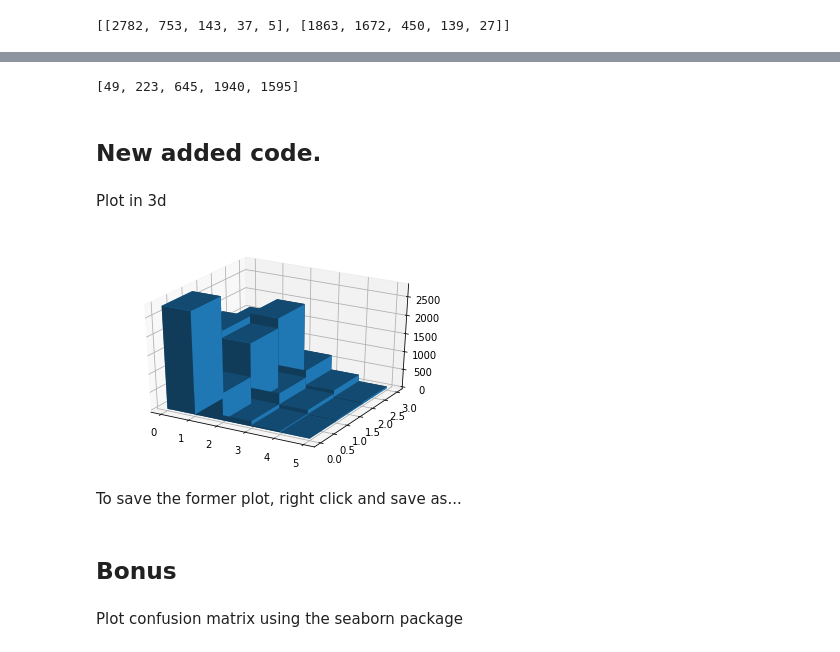
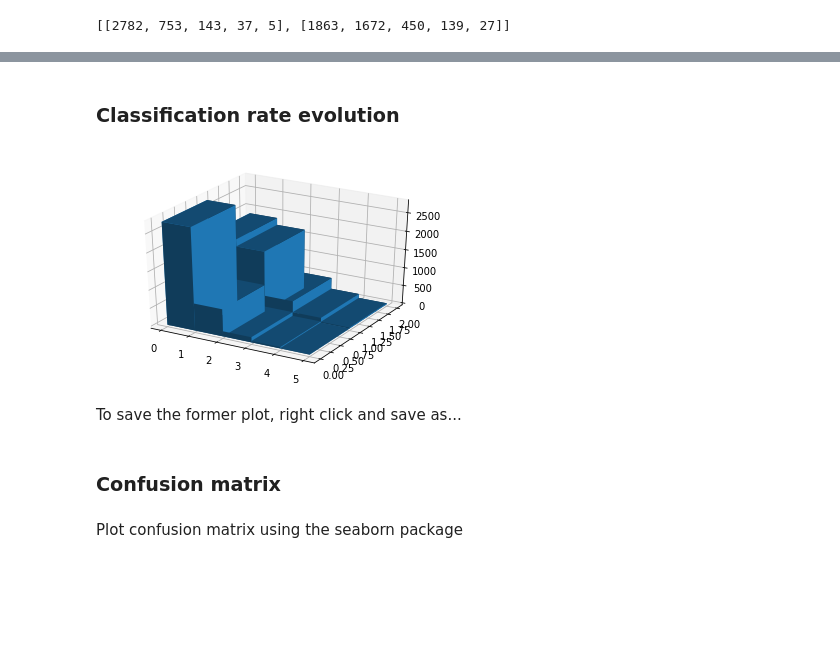
Before and after one commit to Zhuyue0324/TDCV, a Jupyter notebook: ex3/TDCVex3.ipynb, the cells around one changed output, grey strips where cells are left out. Saved outputs shown, nothing was run; the diff lists cells and outputs as text; code cells hidden in the pictures; blank space fills up the shorter version.

```diff
--- a/ex3/TDCVex3.ipynb
+++ b/ex3/TDCVex3.ipynb
@@ -531,4 +532,9 @@ def evaluate():
                     break
         else:
             histogram[0] += 1
-    return histogram
+
+    cm=np.zeros((5,5), dtype=np.int16)
+    for i in range(np.shape(predicted_classes)[0]):
+        cm[predicted_classes[i],S_TEST.classes[i]]+=1
+
+    return histogram, cm, features_test
@@ -538,0 +541,2 @@ print(evaluate())
+# %%
+A,B,C = evaluate()
@@ -553,7 +581,7 @@ LOSS_HIST = [] # loss history
 HIST_HIST = [] # histograms history
 # %%
 #LOSS10=[]
-for epoch in range(130):
+for epoch in range(0):
     #TODO: load data by batch here
     batch = generate_batch(100)
     batch_images = []
@@ -570,7 +598,7 @@ for epoch in range(130):
     if epoch % 10 == 0:
         LOSS_HIST.append(batchloss)
         if epoch % 1000 == 0:
-            a = evaluate()
+            a,B,C = evaluate()
             HIST_HIST.append([i for i in a])
     print("Batches: ", (epoch + 1), "\tloss =", "{:.3f}".format(batchloss), end="\r", flush=True)
 
@@ -670,32 +639,26 @@ plt.show()
-# %%
-print(HIST)
-# %% [output]
-[49, 223, 645, 1940, 1595]
-# %% [markdown]
-## New added code.
-# %% [markdown]
-Plot in 3d
+# %% [markdown]
+### Classification rate evolution
 # %%
-TOM=np.array([[2782, 753, 143, 37, 5], [1863, 1672, 450, 139, 27],[1595, 1940, 645, 233, 49]])
+TOM=np.array(HIST_HIST) # np.array([[2782, 753, 143, 37, 5], [1863, 1672, 450, 139, 27],[1595, 1940, 645, 233, 49]])
 
 from mpl_toolkits.mplot3d import Axes3D
 
 fig = plt.figure()
 ax = fig.add_subplot(111, projection='3d')
 
 X_TOM, Y_TOM = np.meshgrid( np.arange(TOM.shape[1]),np.arange(TOM.shape[0]) )
 
 X_TOM = X_TOM.flatten()
 Y_TOM = Y_TOM.flatten()
 Z_TOM = TOM.flatten()
 ax.bar3d( X_TOM,Y_TOM,np.zeros(len(Z_TOM)),1, 1, Z_TOM )
 
 plt.show()
 # %% [output]
-[figure, old version]
+[figure, new version]
 # %% [markdown]
 To save the former plot, right click and save as...
-# %% [markdown]
-## Bonus
+# %% [markdown]
+### Confusion matrix
 # %% [markdown]
 Plot confusion matrix using the seaborn package
```
Also changed, not shown: parts of 22 cells of this notebook.
